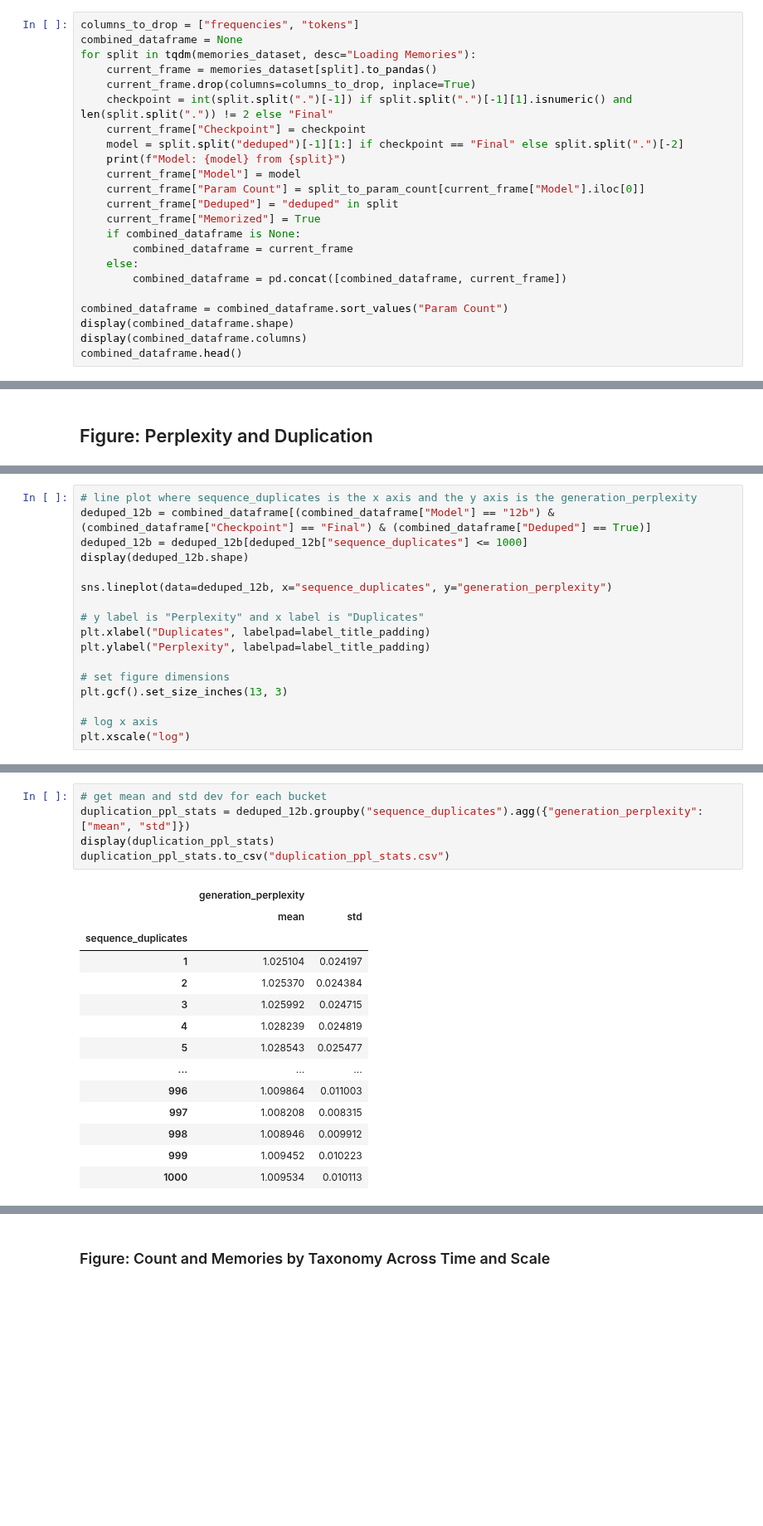
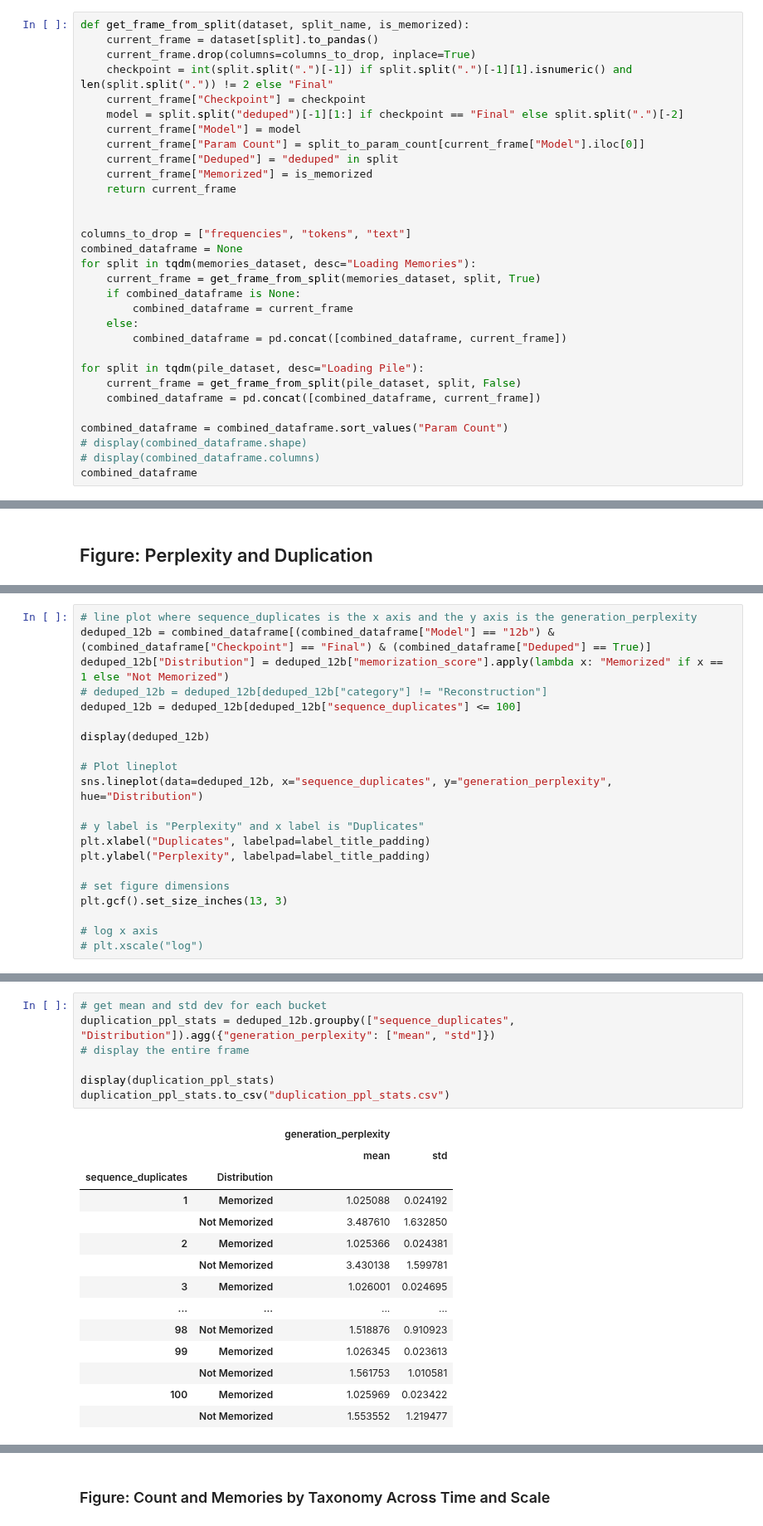
Before and after one commit to EleutherAI/semantic-memorization, a Jupyter notebook: working_dirs/kyle/results_analysis/results_analysis.ipynb, the cells around one changed output, grey strips where cells are left out. Shown at 83% size. Cells and saved outputs as stored; diff of their text form; blank space fills up the shorter version.

```diff
--- a/working_dirs/kyle/results_analysis/results_analysis.ipynb
+++ b/working_dirs/kyle/results_analysis/results_analysis.ipynb
@@ -74,26 +97,34 @@ split_to_param_count = {
     "12b": 12000000000,
 }
 # %%
-columns_to_drop = ["frequencies", "tokens"]
-combined_dataframe = None
-for split in tqdm(memories_dataset, desc="Loading Memories"):
-    current_frame = memories_dataset[split].to_pandas()
+def get_frame_from_split(dataset, split_name, is_memorized):
+    current_frame = dataset[split].to_pandas()
     current_frame.drop(columns=columns_to_drop, inplace=True)
     checkpoint = int(split.split(".")[-1]) if split.split(".")[-1][1].isnumeric() and len(split.split(".")) != 2 else "Final"
     current_frame["Checkpoint"] = checkpoint
     model = split.split("deduped")[-1][1:] if checkpoint == "Final" else split.split(".")[-2]
-    print(f"Model: {model} from {split}")
     current_frame["Model"] = model
     current_frame["Param Count"] = split_to_param_count[current_frame["Model"].iloc[0]]
     current_frame["Deduped"] = "deduped" in split
-    current_frame["Memorized"] = True
+    current_frame["Memorized"] = is_memorized
+    return current_frame
+
+
+columns_to_drop = ["frequencies", "tokens", "text"]
+combined_dataframe = None
+for split in tqdm(memories_dataset, desc="Loading Memories"):
+    current_frame = get_frame_from_split(memories_dataset, split, True)
     if combined_dataframe is None:
         combined_dataframe = current_frame
     else:
         combined_dataframe = pd.concat([combined_dataframe, current_frame])
 
+for split in tqdm(pile_dataset, desc="Loading Pile"):
+    current_frame = get_frame_from_split(pile_dataset, split, False)
+    combined_dataframe = pd.concat([combined_dataframe, current_frame])
+
 combined_dataframe = combined_dataframe.sort_values("Param Count")
-display(combined_dataframe.shape)
-display(combined_dataframe.columns)
-combined_dataframe.head()
+# display(combined_dataframe.shape)
+# display(combined_dataframe.columns)
+combined_dataframe
 # %% [output]
@@ -118,10 +189,14 @@ Model: 12b from deduped.12b.123000
 # %%
 # line plot where sequence_duplicates is the x axis and the y axis is the generation_perplexity
 deduped_12b = combined_dataframe[(combined_dataframe["Model"] == "12b") & (combined_dataframe["Checkpoint"] == "Final") & (combined_dataframe["Deduped"] == True)]
-deduped_12b = deduped_12b[deduped_12b["sequence_duplicates"] <= 1000]
-display(deduped_12b.shape)
+deduped_12b["Distribution"] = deduped_12b["memorization_score"].apply(lambda x: "Memorized" if x == 1 else "Not Memorized")
+# deduped_12b = deduped_12b[deduped_12b["category"] != "Reconstruction"]
+deduped_12b = deduped_12b[deduped_12b["sequence_duplicates"] <= 100]
 
-sns.lineplot(data=deduped_12b, x="sequence_duplicates", y="generation_perplexity")
+display(deduped_12b)
+
+# Plot lineplot
+sns.lineplot(data=deduped_12b, x="sequence_duplicates", y="generation_perplexity", hue="Distribution")
 
 # y label is "Perplexity" and x label is "Duplicates"
 plt.xlabel("Duplicates", labelpad=label_title_padding)
@@ -131,5 +206,5 @@ plt.ylabel("Perplexity", labelpad=label_title_padding)
 plt.gcf().set_size_inches(13, 3)
 
 # log x axis
-plt.xscale("log")
+# plt.xscale("log")
 # %% [output]
@@ -138,20 +237,22 @@ plt.xscale("log")
 # %%
 # get mean and std dev for each bucket
-duplication_ppl_stats = deduped_12b.groupby("sequence_duplicates").agg({"generation_perplexity": ["mean", "std"]})
+duplication_ppl_stats = deduped_12b.groupby(["sequence_duplicates", "Distribution"]).agg({"generation_perplexity": ["mean", "std"]})
+# display the entire frame
+
 display(duplication_ppl_stats)
 duplication_ppl_stats.to_csv("duplication_ppl_stats.csv")
 # %% [output]
-|  | generation_perplexity |  |
-|  | mean | std |
-| sequence_duplicates |  |  |
-| 1 | 1.025104 | 0.024197 |
-| 2 | 1.025370 | 0.024384 |
-| 3 | 1.025992 | 0.024715 |
-| 4 | 1.028239 | 0.024819 |
-| 5 | 1.028543 | 0.025477 |
-| ... | ... | ... |
-| 996 | 1.009864 | 0.011003 |
-| 997 | 1.008208 | 0.008315 |
-| 998 | 1.008946 | 0.009912 |
-| 999 | 1.009452 | 0.010223 |
-| 1000 | 1.009534 | 0.010113 |
+|  |  | generation_perplexity |  |
+|  |  | mean | std |
+| sequence_duplicates | Distribution |  |  |
+| 1 | Memorized | 1.025088 | 0.024192 |
+|  | Not Memorized | 3.487610 | 1.632850 |
+| 2 | Memorized | 1.025366 | 0.024381 |
+|  | Not Memorized | 3.430138 | 1.599781 |
+| 3 | Memorized | 1.026001 | 0.024695 |
+| ... | ... | ... | ... |
+| 98 | Not Memorized | 1.518876 | 0.910923 |
+| 99 | Memorized | 1.026345 | 0.023613 |
+|  | Not Memorized | 1.561753 | 1.010581 |
+| 100 | Memorized | 1.025969 | 0.023422 |
+|  | Not Memorized | 1.553552 | 1.219477 |
```
Also changed, not shown: parts of 17 cells of this notebook, 1 other file.
